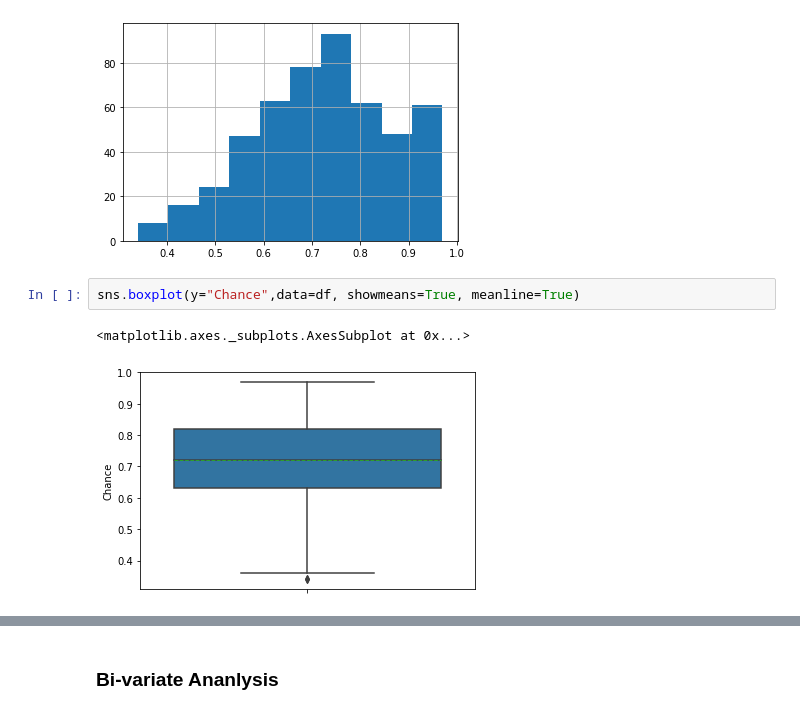
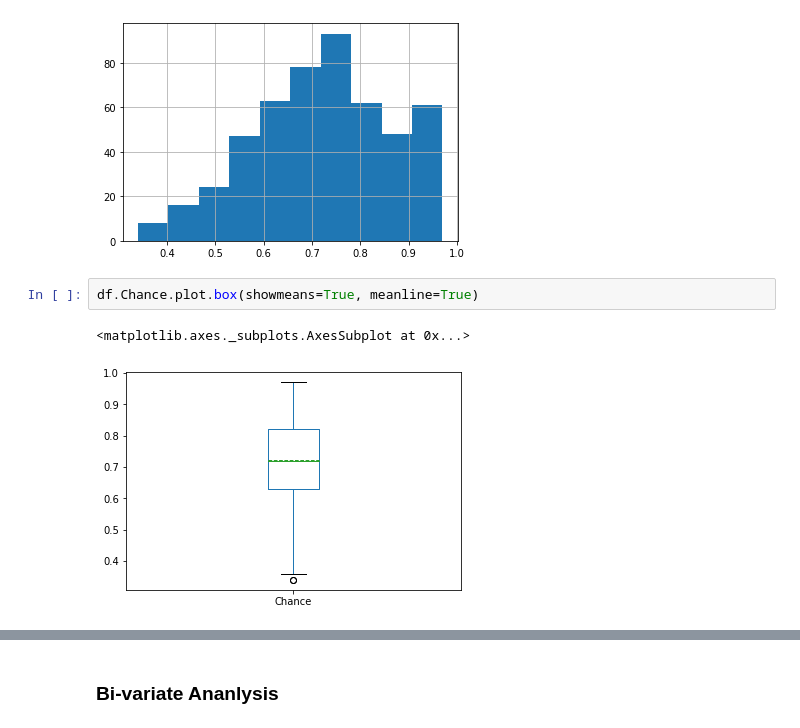
Before and after one commit to srikanthpragada/DS_18_MAY_2020, a Jupyter notebook: admission/admission.ipynb, the cells around one changed output, grey strips where cells are left out. Saved outputs shown, nothing was run; the diff lists cells and outputs as text.

```diff
--- a/admission/admission.ipynb
+++ b/admission/admission.ipynb
@@ -115,7 +115,7 @@ df.Chance.hist()
 <matplotlib.axes._subplots.AxesSubplot at 0x...>
 [figure]
 # %%
-sns.boxplot(y="Chance",data=df, showmeans=True, meanline=True)
+df.Chance.plot.box(showmeans=True, meanline=True)
 # %% [output]
 <matplotlib.axes._subplots.AxesSubplot at 0x...>
-[figure, old version]
+[figure, new version]
```
Also changed, not shown: parts of 14 cells of this notebook.
